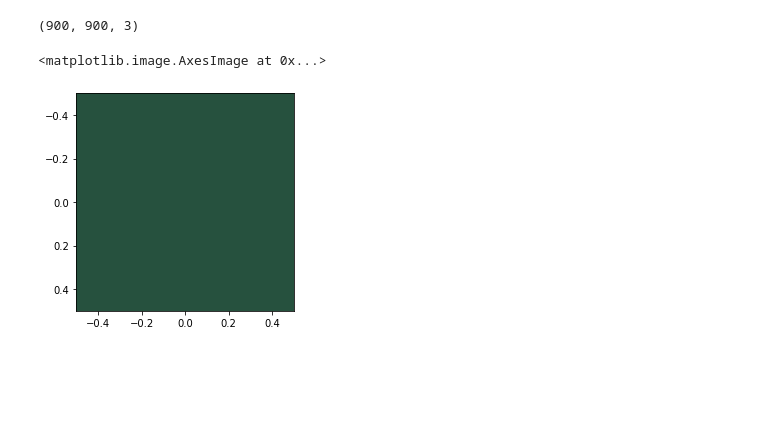
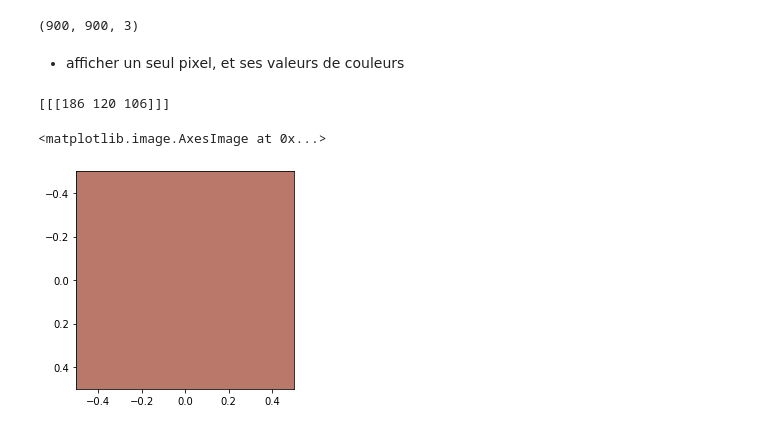
Before and after one commit to Syllaweg/Datascience_toolkit, a Jupyter notebook: Deep_lib/Keras/1.Keras_basis.ipynb, the cells around one changed output. Saved outputs shown, nothing was run; the diff lists cells and outputs as text; code cells hidden in the pictures; blank space fills up the shorter version.

Commit message:
comment axes image

```diff
--- a/Deep_lib/Keras/1.Keras_basis.ipynb
+++ b/Deep_lib/Keras/1.Keras_basis.ipynb
@@ -21,9 +21,15 @@ Souvent composée de matrice Numpy à 3 dimension: *ex* *`img(550, 500, 3)`*, la
 img.shape
 # %% [output]
 (900, 900, 3)
-# %%
-# afficher un seul pixel
-plt.imshow(img[500:501, 150:151])
-# %% [output]
-<matplotlib.image.AxesImage at 0x...>
-[figure, removed]
+# %% [markdown]
+- afficher un seul pixel, et ses valeurs de couleurs
+# %%
+# Ses valeurs pour chaque channel RGB
+print(img[110:111, 750:751])
+
+# Affiche ce même pixel
+plt.imshow(img[110:111, 750:751])
+# %% [output]
+[[[186 120 106]]]
+<matplotlib.image.AxesImage at 0x...>
+[figure, added]
```
